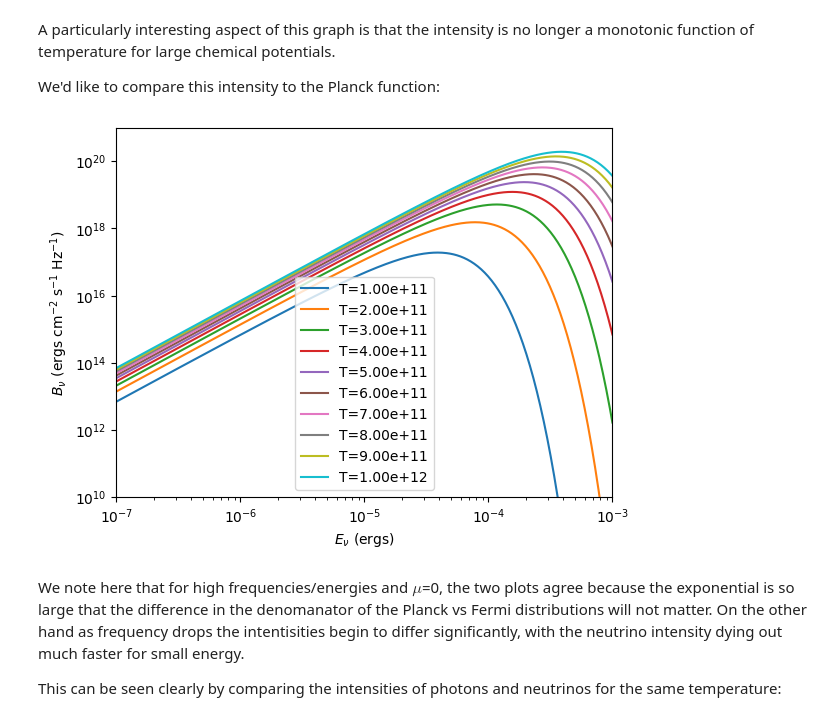
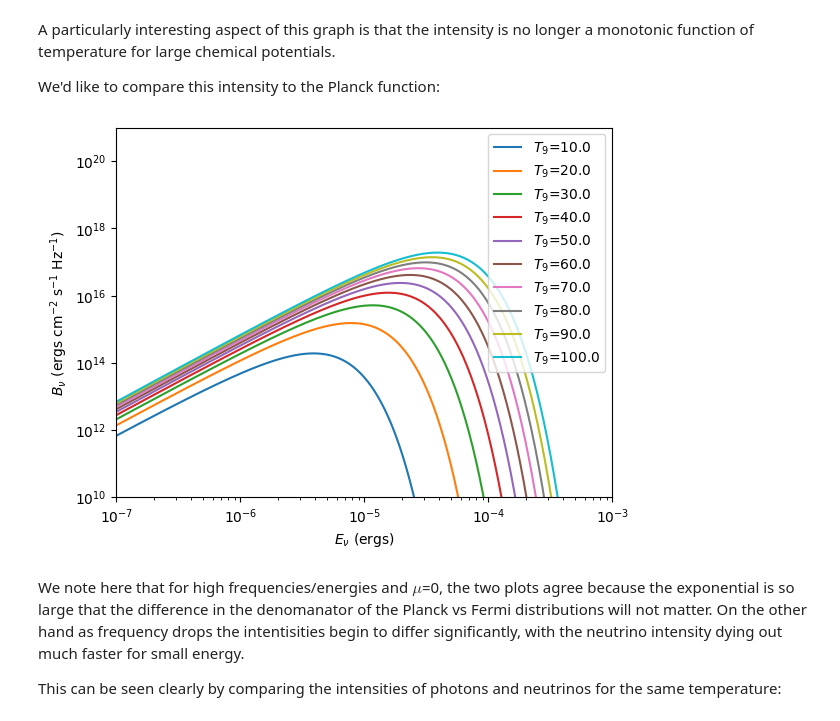
Before and after one commit to lucaswalls18/nu_fluxSN, a Jupyter notebook: nu_flux.ipynb, the cells around one changed output. Drawn from its saved outputs; the diff is of its cells as text; code cells hidden in the pictures.

```diff
--- a/nu_flux.ipynb
+++ b/nu_flux.ipynb
@@ -52,13 +52,14 @@ def I(E, mu, T):
 
 E = np.logspace(-10,-3,1000) #here in ergs
 
-isotherms = [1e11,2e11,3e11,4e11,5e11,6e11,7e11,8e11,9e11,1e12]
+isotherms = [1e10,2e10,3e10,4e10,5e10,6e10,7e10,8e10,9e10,1e11]
 
 #plot the spectrum
 def f(mu):
     fig, ax = plt.subplots()
     for T in isotherms:
-        ax.plot(E, I(E,mu,T), label = f'T={T:.1e}')
+        t9 = T/(1e9)
+        ax.plot(E, I(E,mu,T), label = f'$T_9$={t9:.1f}')
     ax.set_xlabel(r'$E_\nu$ (ergs)')
     ax.set_ylabel(r'$I_\nu$ (ergs cm$^{-2}$ s$^{-1}$ Hz$^{-1}$)')
     ax.set_xscale('log')
@@ -80,21 +81,22 @@ We'd like to compare this intensity to the Planck function:
 # %%
 def B(E, T):
     return (2*E**3/(h**2*c**2))/(np.exp((E) / (k*T))-1)
 
 #plot the spectrum
 fig, ax = plt.subplots()
 for T in isotherms:
-    ax.plot(E, B(E, T), label = f'T={T:.2e}')
+    t9 = T/(1e9)
+    ax.plot(E, B(E, T), label = f'$T_9$={t9:.1f}')
 ax.set_xlabel(r'$E_\nu$ (ergs)')
 ax.set_ylabel(r'$B_\nu$ (ergs cm$^{-2}$ s$^{-1}$ Hz$^{-1}$)')
 ax.set_xscale('log')
 ax.set_yscale('log')
 ax.set_ylim([1e10,1e21])
 ax.set_xlim([1e-7,1e-3])
 ax.legend()
 plt.show()
 # %% [output]
-[figure, old version]
+[figure, new version]
 # %% [markdown]
 We note here that for high frequencies/energies and $\mu$=0, the two plots agree because the exponential is so large that the difference in the denomanator of the Planck vs Fermi distributions will not matter. On the other hand as frequency drops the intentisities begin to differ significantly, with the neutrino intensity dying out much faster for small energy.
 
```
Also changed, not shown: parts of 6 cells of this notebook.
